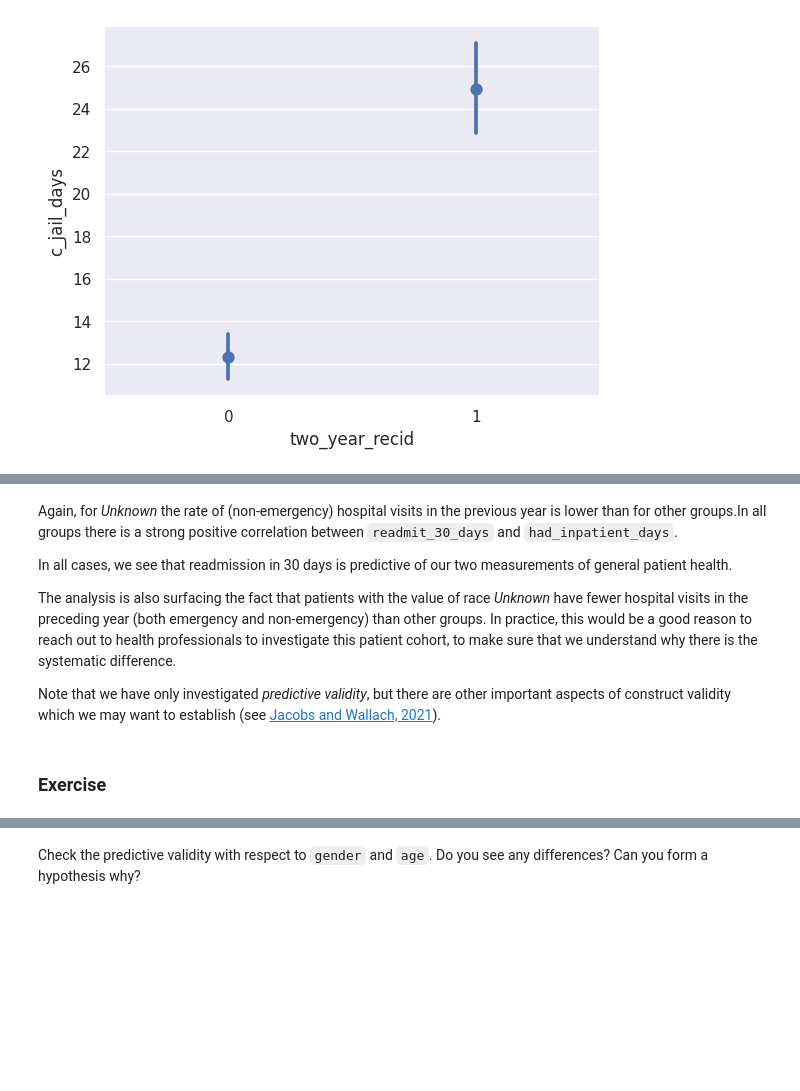
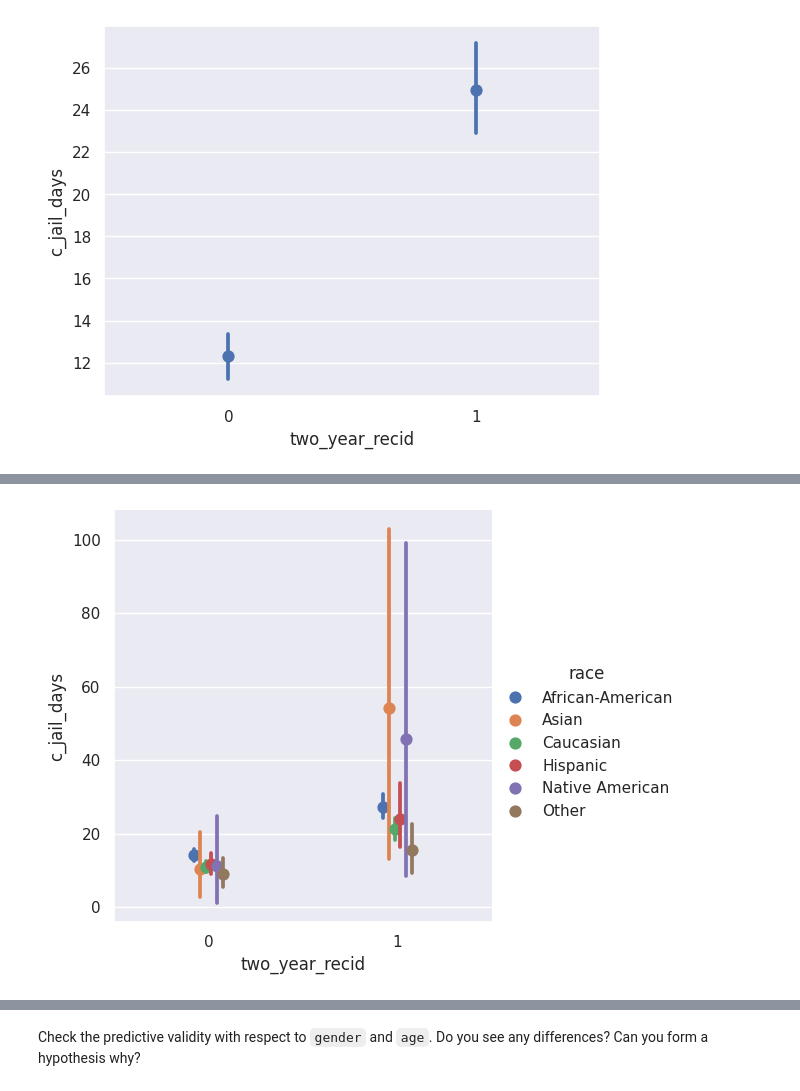
Before and after one commit to nokks/Fairness, a Jupyter notebook: 2021_scipy_tutorial/fairness-in-AI-systems-student.ipynb, the cells around one changed output, grey strips where cells are left out. Drawn from its saved outputs; the diff is of its cells as text; code cells hidden in the pictures; blank space fills up the shorter version.

```diff
--- a/2021_scipy_tutorial/fairness-in-AI-systems-student.ipynb
+++ b/2021_scipy_tutorial/fairness-in-AI-systems-student.ipynb
@@ -639,14 +678,4 @@ We see a similar pattern when `readmit_30_days` is used to predict the rate of (
 # %%
-sns.catplot(y="had_inpatient_days", x="readmit_30_days", hue="race", data=df,
-            kind="point", ci=95, dodge=True, join=False);
+sns.catplot(y="c_jail_days", x="two_year_recid", hue="race", data=df, kind="point",  errorbar=('ci', 95), linestyle='none', dodge=True);
+# %% [output]
+[figure, added]
-# %% [markdown]
-Again, for *Unknown* the rate of (non-emergency) hospital visits in the previous year is lower than for other groups.In all groups there is a strong positive correlation between `readmit_30_days` and `had_inpatient_days`.
-
-In all cases, we see that readmission in 30 days is predictive of our two measurements of general patient health.
-
-The analysis is also surfacing the fact that patients with the value of race *Unknown* have fewer hospital visits in the preceding year (both emergency and non-emergency) than other groups. In practice, this would be a good reason to reach out to health professionals to investigate this patient cohort, to make sure that we understand why there is the systematic difference.
-
-Note that we have only investigated _predictive validity_, but there are other important aspects of construct validity which we may want to establish (see [Jacobs and Wallach, 2021](https://arxiv.org/abs/1912.05511)).
-# %% [markdown]
-<a name="exercise-predictive-validity"></a>
-### Exercise
```
Also changed, not shown: parts of 61 cells of this notebook.
